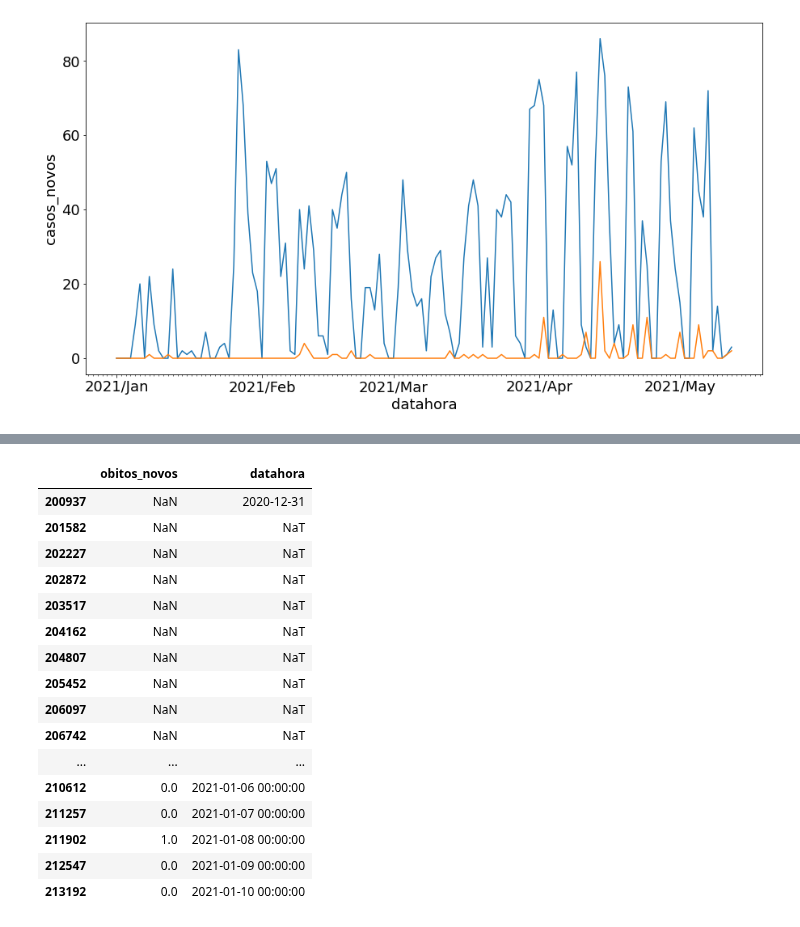
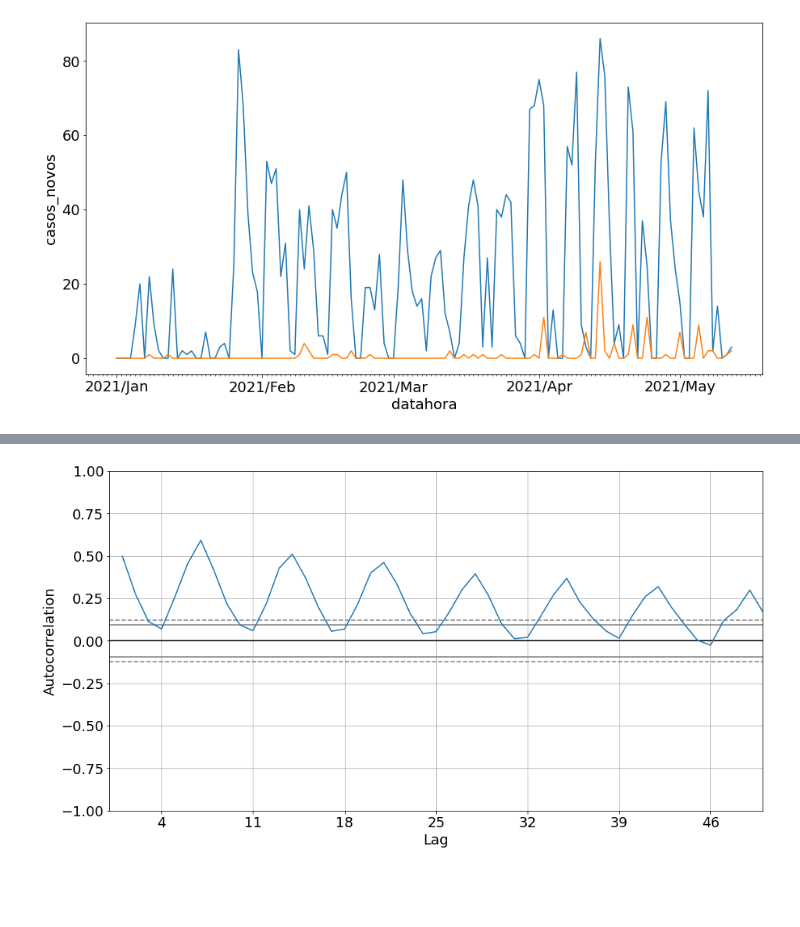
Before and after one commit to arturcgs/bootcamp-data-science-aplicada3, a Jupyter notebook: Aulas/Módulo_3.ipynb, the cells around one changed output, grey strips where cells are left out. Drawn from its saved outputs; the diff is of its cells as text; code cells hidden in the pictures; blank space fills up the shorter version.

```diff
--- a/Aulas/Módulo_3.ipynb
+++ b/Aulas/Módulo_3.ipynb
@@ -229,23 +164,9 @@ dados_mococa_2021_shift_10_dias.head()
-# %%
-dados_mococa_2021_shift_10_dias.iloc[0] = [np.nan,'2020-12-31']
-
-
-dados_mococa_2021_shift_10_dias.head(20)
-# %% [output]
-|  | obitos_novos | datahora |
-| 200937 | NaN | 2020-12-31 |
-| 201582 | NaN | NaT |
-| 202227 | NaN | NaT |
-| 202872 | NaN | NaT |
-| 203517 | NaN | NaT |
-| 204162 | NaN | NaT |
-| 204807 | NaN | NaT |
-| 205452 | NaN | NaT |
-| 206097 | NaN | NaT |
-| 206742 | NaN | NaT |
-| ... | ... | ... |
-| 210612 | 0.0 | 2021-01-06 00:00:00 |
-| 211257 | 0.0 | 2021-01-07 00:00:00 |
-| 211902 | 1.0 | 2021-01-08 00:00:00 |
-| 212547 | 0.0 | 2021-01-09 00:00:00 |
-| 213192 | 0.0 | 2021-01-10 00:00:00 |
+# %%
+#Fazendo a autocorrelação de novos casos
+
+ax = autocorrelation_plot(dados_mococa['casos_novos'])
+plt.xlim(0, 50)
+
+ax.xaxis.set_major_locator(ticker.IndexLocator(base = 7, offset = 3))
+# %% [output]
+[figure, added]
```
Also changed, not shown: parts of 9 cells of this notebook.
